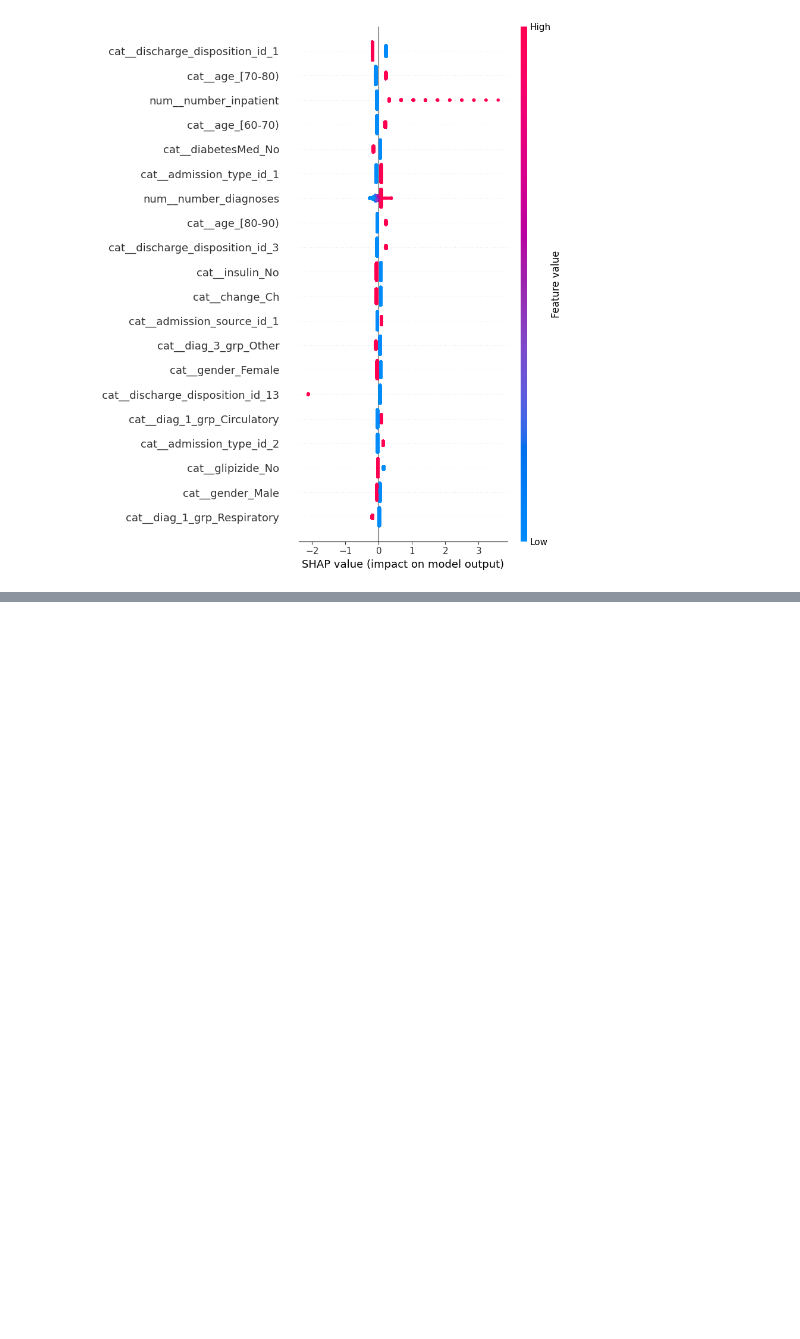
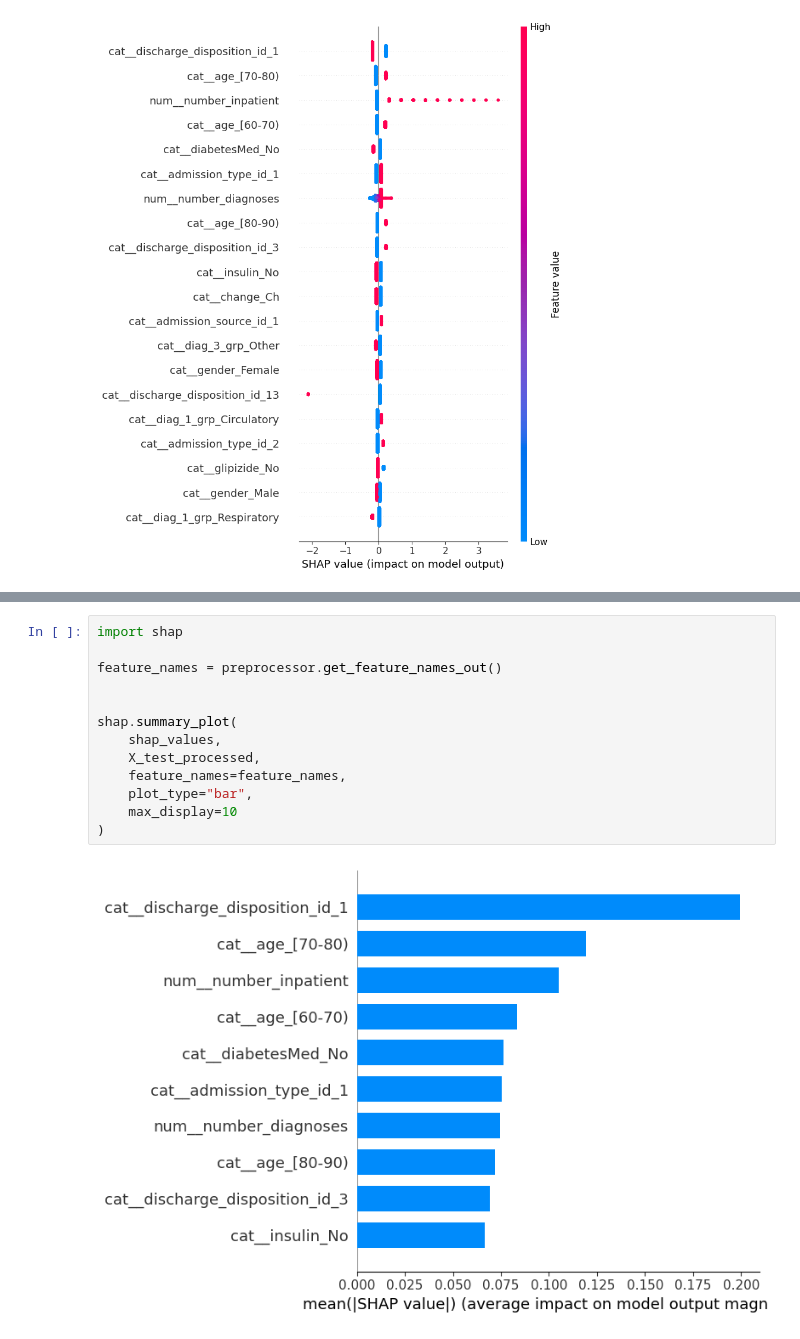
Before and after one commit to samirakhalil1993/readmission-hospital-analysis, a Jupyter notebook: notebooks/04_semi_supervised_modeling.ipynb, the cells around one changed output, grey strips where cells are left out. Cells and saved outputs as stored; diff of their text form; blank space fills up the shorter version.

```diff
--- a/notebooks/04_semi_supervised_modeling.ipynb
+++ b/notebooks/04_semi_supervised_modeling.ipynb
@@ -746,0 +748,15 @@ shap.summary_plot(
+# %%
+import shap
+
+feature_names = preprocessor.get_feature_names_out()
+
+
+shap.summary_plot(
+    shap_values,
+    X_test_processed,
+    feature_names=feature_names,
+    plot_type="bar",
+    max_display=10
+)
+# %% [output]
+[figure, added]
```
Also changed, not shown: parts of 10 cells of this notebook, 10 other files.
